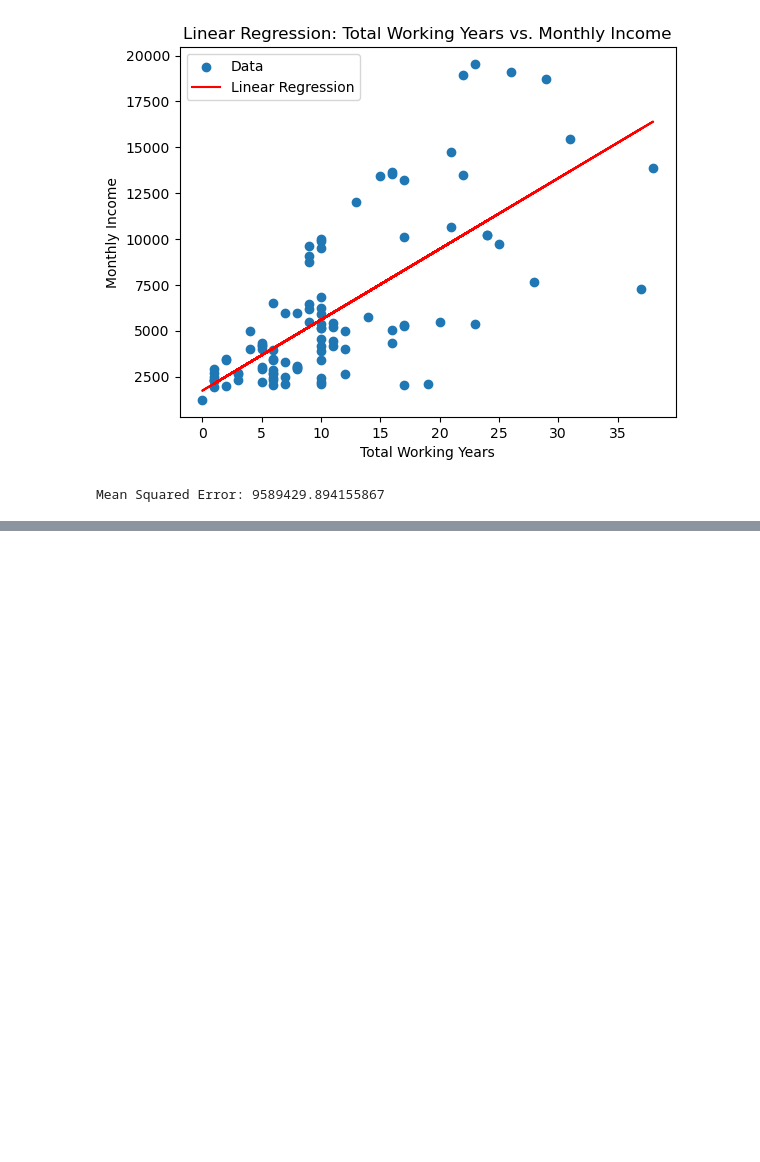
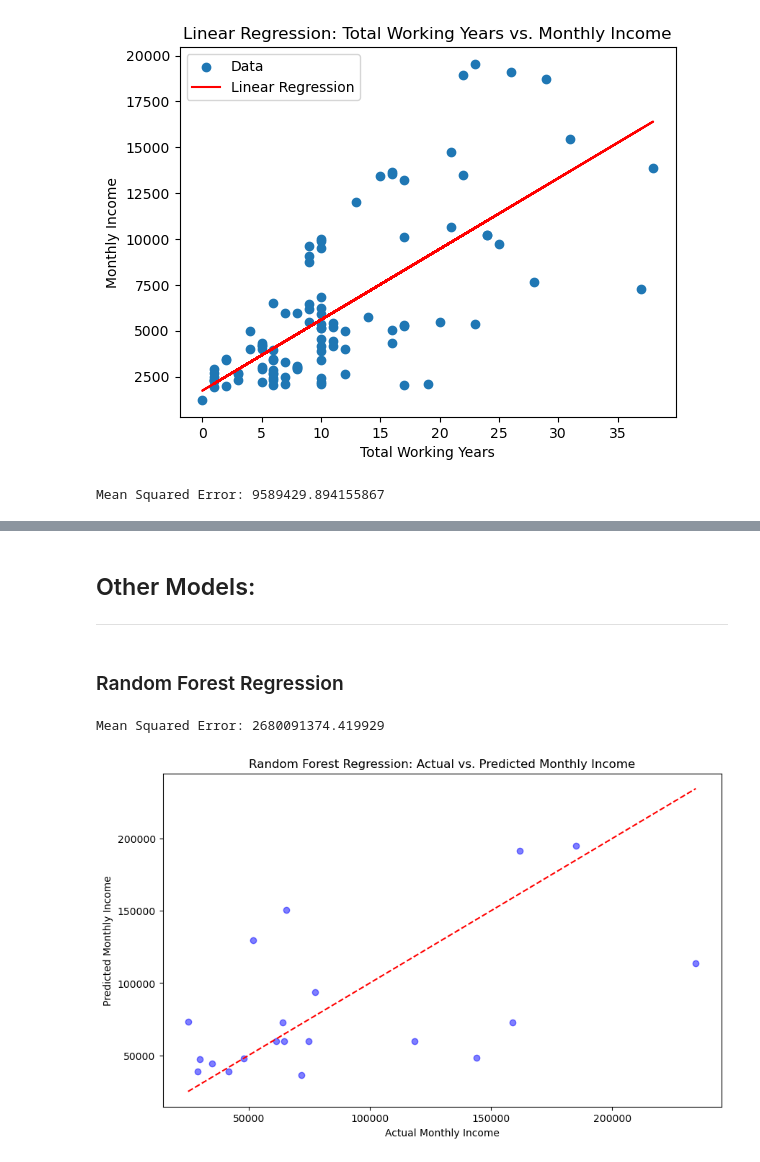
Before and after one commit to Cossie01/Machine-Learning-Stats-Assessment, a Jupyter notebook: Regression.ipynb, the cells around one changed output, grey strips where cells are left out. Saved outputs shown, nothing was run; the diff lists cells and outputs as text; code cells hidden in the pictures; blank space fills up the shorter version.

```diff
--- a/Regression.ipynb
+++ b/Regression.ipynb
@@ -427,0 +526,27 @@ Mean Squared Error: 9589429.894155867
+# %% [markdown]
+## Other Models:
+---
+# %% [markdown]
+### Random Forest Regression
+# %%
+x_train, x_test, y_train, y_test = train_test_split(x, y, test_size=0.2, random_state=42)
+rf_model = RandomForestRegressor(n_estimators=100, random_state=42)
+rf_model.fit(x_train, y_train)
+y_pred = rf_model.predict(x_test)
+mse = mean_squared_error(y_test, y_pred)
+print("Mean Squared Error:", mse)
+# %% [output]
+Mean Squared Error: 2680091374.419929
+# %%
+#Visualising the results
+plt.figure(figsize=(10, 6))
+
+#Scatter plot of Actual V Predicted Values
+plt.scatter(y_test, y_pred, color='blue', alpha=0.5)
+plt.plot([min(y_test), max(y_test)], [min(y_test), max(y_test)], color='red', linestyle='--')
+plt.xlabel("Actual Monthly Income")
+plt.ylabel("Predicted Monthly Income")
+plt.title("Random Forest Regression: Actual vs. Predicted Monthly Income")
+plt.show()
+# %% [output]
+[figure, added]
```
Also changed, not shown: parts of 14 cells of this notebook.
